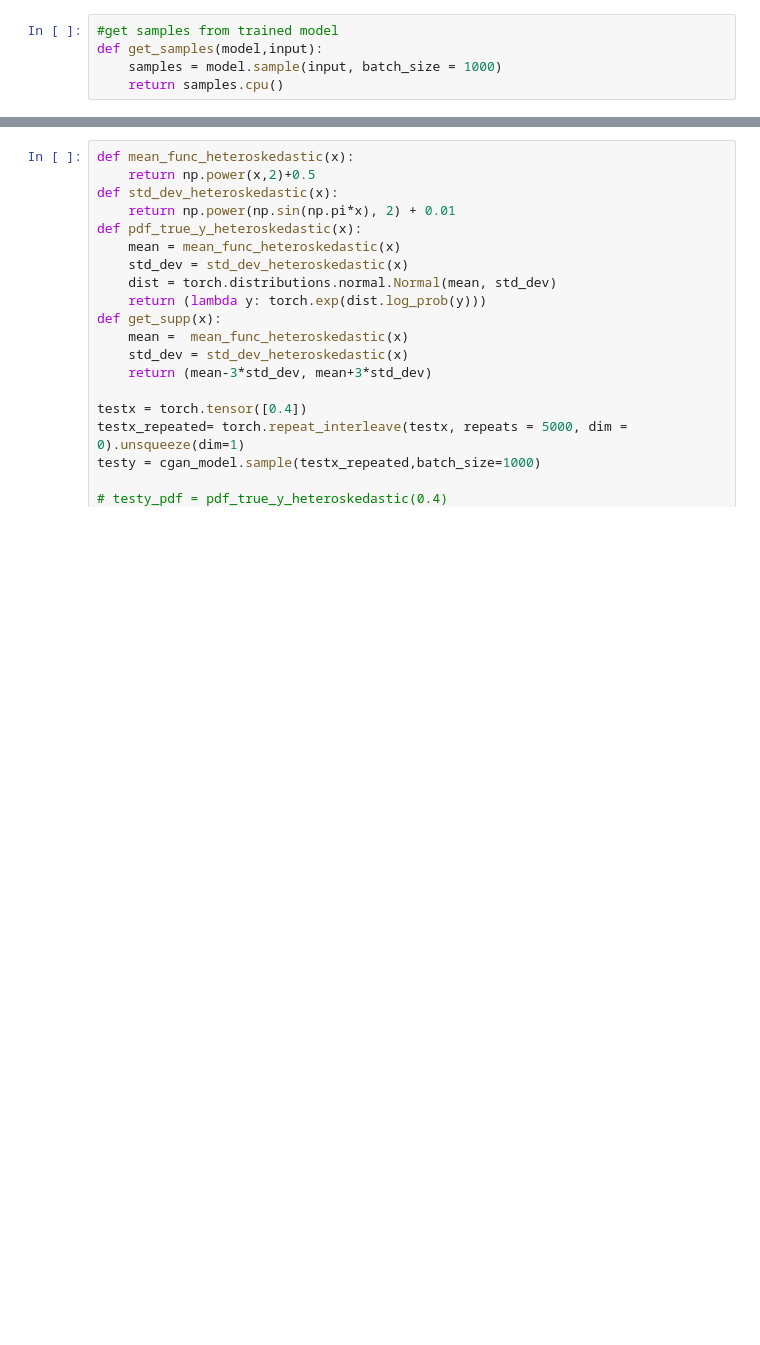
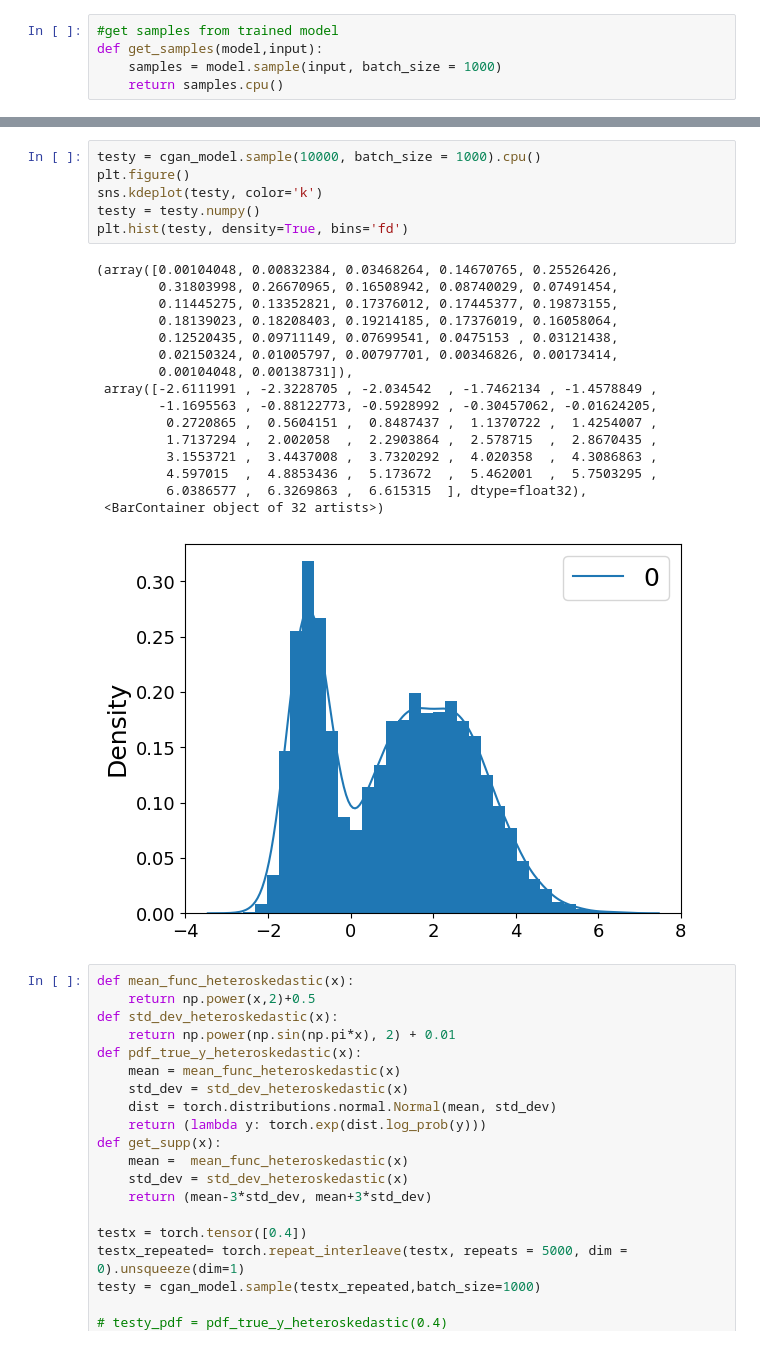
Before and after one commit to ltyap/MSc-Thesis, a Jupyter notebook: GAN_implementation.ipynb, the cells around one changed output, grey strips where cells are left out. Cells and saved outputs as stored; diff of their text form; blank space fills up the shorter version.

```diff
--- a/GAN_implementation.ipynb
+++ b/GAN_implementation.ipynb
@@ -531,3 +533,26 @@ AttributeError: 'TabularDataset' object has no attribute 'xs'
+# %%
+testy = cgan_model.sample(10000, batch_size = 1000).cpu()
+plt.figure()
+sns.kdeplot(testy, color='k')
+testy = testy.numpy()
+plt.hist(testy, density=True, bins='fd')
+# %% [output]
+(array([0.00104048, 0.00832384, 0.03468264, 0.14670765, 0.25526426,
+        0.31803998, 0.26670965, 0.16508942, 0.08740029, 0.07491454,
+        0.11445275, 0.13352821, 0.17376012, 0.17445377, 0.19873155,
+        0.18139023, 0.18208403, 0.19214185, 0.17376019, 0.16058064,
+        0.12520435, 0.09711149, 0.07699541, 0.0475153 , 0.03121438,
+        0.02150324, 0.01005797, 0.00797701, 0.00346826, 0.00173414,
+        0.00104048, 0.00138731]),
+ array([-2.6111991 , -2.3228705 , -2.034542  , -1.7462134 , -1.4578849 ,
+        -1.1695563 , -0.88122773, -0.5928992 , -0.30457062, -0.01624205,
+         0.2720865 ,  0.5604151 ,  0.8487437 ,  1.1370722 ,  1.4254007 ,
+         1.7137294 ,  2.002058  ,  2.2903864 ,  2.578715  ,  2.8670435 ,
+         3.1553721 ,  3.4437008 ,  3.7320292 ,  4.020358  ,  4.3086863 ,
+         4.597015  ,  4.8853436 ,  5.173672  ,  5.462001  ,  5.7503295 ,
+         6.0386577 ,  6.3269863 ,  6.615315  ], dtype=float32),
+ <BarContainer object of 32 artists>)
+[figure, added]
 # %%
 def mean_func_heteroskedastic(x):
     return np.power(x,2)+0.5
```
Also changed, not shown: parts of 7 cells of this notebook, 59 other files.
